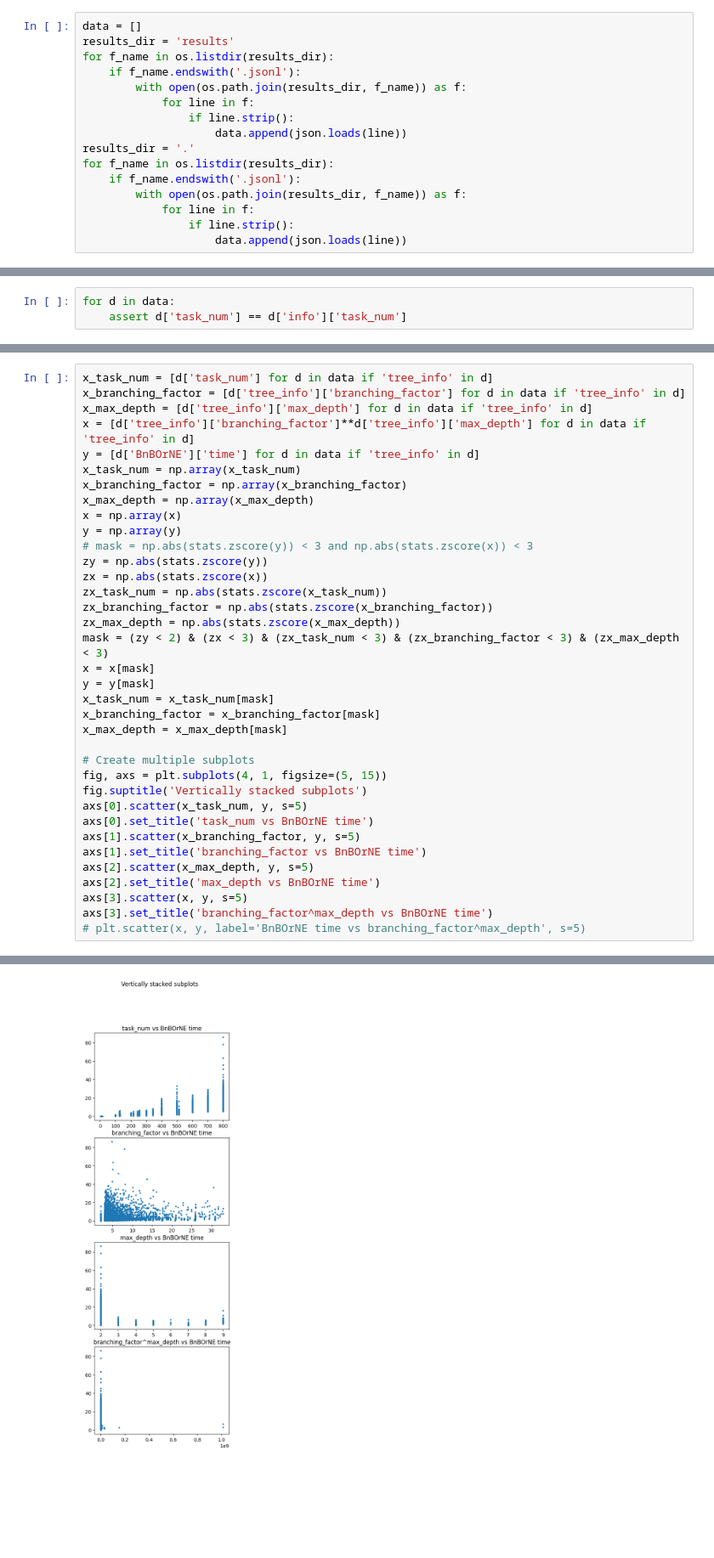
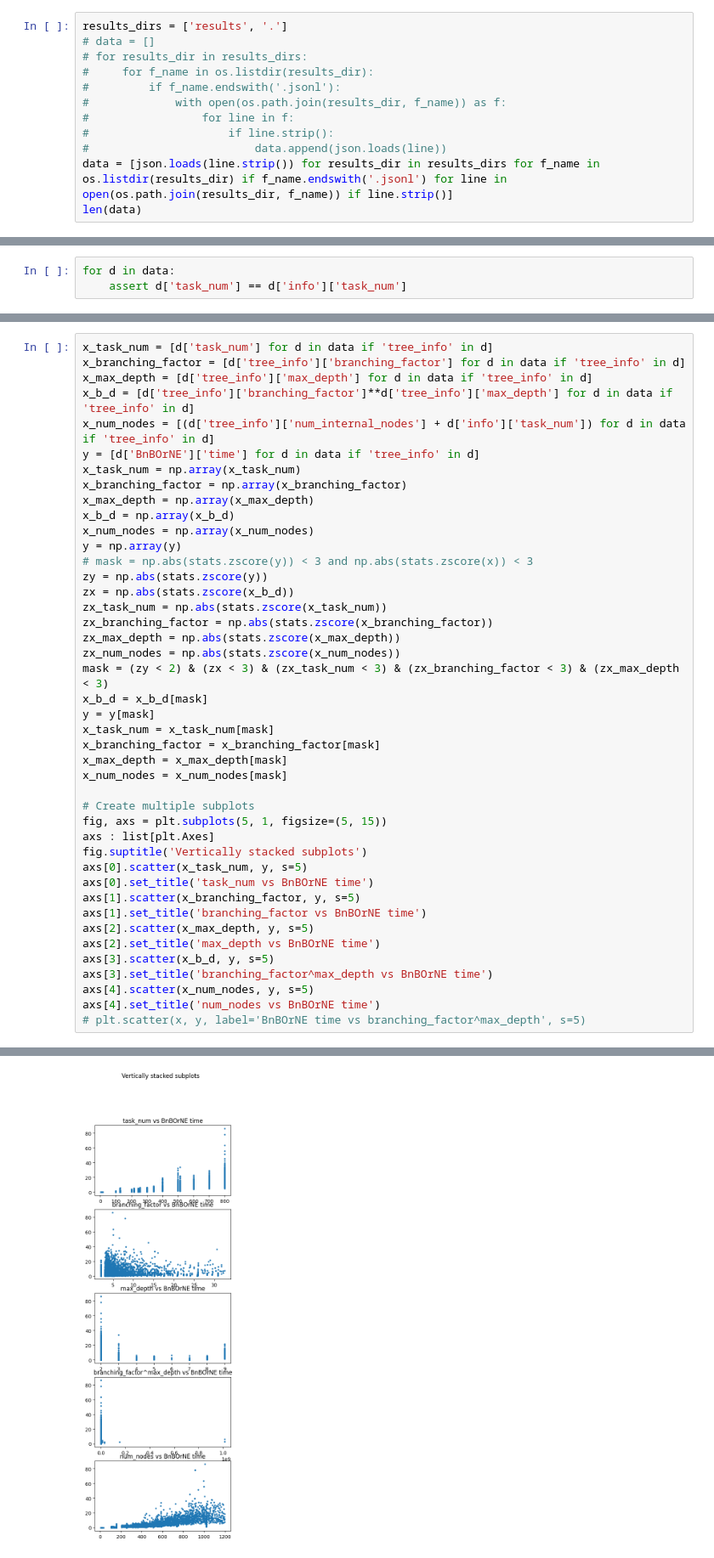
Before and after one commit to thanhan910/MATA-AND-OR, a Jupyter notebook: vis.ipynb, the cells around one changed output, grey strips where cells are left out. Shown at 85% size. Cells and saved outputs as stored; diff of their text form; blank space fills up the shorter version.

```diff
--- a/vis.ipynb
+++ b/vis.ipynb
@@ -5,18 +5,14 @@ import matplotlib.pyplot as plt
 import numpy as np
 from scipy import stats
 # %%
-data = []
-results_dir = 'results'
-for f_name in os.listdir(results_dir):
-    if f_name.endswith('.jsonl'):
-        with open(os.path.join(results_dir, f_name)) as f:
-            for line in f:
-                if line.strip():
-                    data.append(json.loads(line))
-results_dir = '.'
-for f_name in os.listdir(results_dir):
-    if f_name.endswith('.jsonl'):
-        with open(os.path.join(results_dir, f_name)) as f:
-            for line in f:
-                if line.strip():
-                    data.append(json.loads(line))
+results_dirs = ['results', '.']
+# data = []
+# for results_dir in results_dirs:
+#     for f_name in os.listdir(results_dir):
+#         if f_name.endswith('.jsonl'):
+#             with open(os.path.join(results_dir, f_name)) as f:
+#                 for line in f:
+#                     if line.strip():
+#                         data.append(json.loads(line))
+data = [json.loads(line.strip()) for results_dir in results_dirs for f_name in os.listdir(results_dir) if f_name.endswith('.jsonl') for line in open(os.path.join(results_dir, f_name)) if line.strip()]
+len(data)
@@ -86,28 +88,33 @@ plt.plot(list(task_num_counts.keys()), list(task_num_counts.values()), label='ta
 x_task_num = [d['task_num'] for d in data if 'tree_info' in d]
 x_branching_factor = [d['tree_info']['branching_factor'] for d in data if 'tree_info' in d]
 x_max_depth = [d['tree_info']['max_depth'] for d in data if 'tree_info' in d]
-x = [d['tree_info']['branching_factor']**d['tree_info']['max_depth'] for d in data if 'tree_info' in d]
+x_b_d = [d['tree_info']['branching_factor']**d['tree_info']['max_depth'] for d in data if 'tree_info' in d]
+x_num_nodes = [(d['tree_info']['num_internal_nodes'] + d['info']['task_num']) for d in data if 'tree_info' in d]
 y = [d['BnBOrNE']['time'] for d in data if 'tree_info' in d]
 x_task_num = np.array(x_task_num)
 x_branching_factor = np.array(x_branching_factor)
 x_max_depth = np.array(x_max_depth)
-x = np.array(x)
+x_b_d = np.array(x_b_d)
+x_num_nodes = np.array(x_num_nodes)
 y = np.array(y)
 # mask = np.abs(stats.zscore(y)) < 3 and np.abs(stats.zscore(x)) < 3
 zy = np.abs(stats.zscore(y))
-zx = np.abs(stats.zscore(x))
+zx = np.abs(stats.zscore(x_b_d))
 zx_task_num = np.abs(stats.zscore(x_task_num))
 zx_branching_factor = np.abs(stats.zscore(x_branching_factor))
 zx_max_depth = np.abs(stats.zscore(x_max_depth))
+zx_num_nodes = np.abs(stats.zscore(x_num_nodes))
 mask = (zy < 2) & (zx < 3) & (zx_task_num < 3) & (zx_branching_factor < 3) & (zx_max_depth < 3)
-x = x[mask]
+x_b_d = x_b_d[mask]
 y = y[mask]
 x_task_num = x_task_num[mask]
 x_branching_factor = x_branching_factor[mask]
 x_max_depth = x_max_depth[mask]
+x_num_nodes = x_num_nodes[mask]
 
 # Create multiple subplots
-fig, axs = plt.subplots(4, 1, figsize=(5, 15))
+fig, axs = plt.subplots(5, 1, figsize=(5, 15))
+axs : list[plt.Axes]
 fig.suptitle('Vertically stacked subplots')
 axs[0].scatter(x_task_num, y, s=5)
 axs[0].set_title('task_num vs BnBOrNE time')
@@ -115,7 +122,9 @@ axs[1].scatter(x_branching_factor, y, s=5)
 axs[1].set_title('branching_factor vs BnBOrNE time')
 axs[2].scatter(x_max_depth, y, s=5)
 axs[2].set_title('max_depth vs BnBOrNE time')
-axs[3].scatter(x, y, s=5)
+axs[3].scatter(x_b_d, y, s=5)
 axs[3].set_title('branching_factor^max_depth vs BnBOrNE time')
+axs[4].scatter(x_num_nodes, y, s=5)
+axs[4].set_title('num_nodes vs BnBOrNE time')
 # plt.scatter(x, y, label='BnBOrNE time vs branching_factor^max_depth', s=5)
 # %% [output]
@@ -123 +132 @@ Text(0.5, 1.0, 'branching_factor^max_depth vs BnBOrNE time')
-[figure, old version]
+[figure, new version]
```
Also changed, not shown: parts of 5 cells of this notebook.
